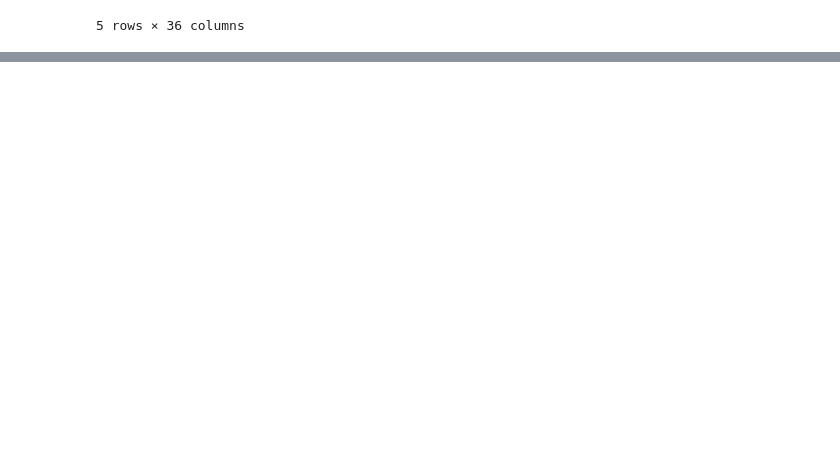
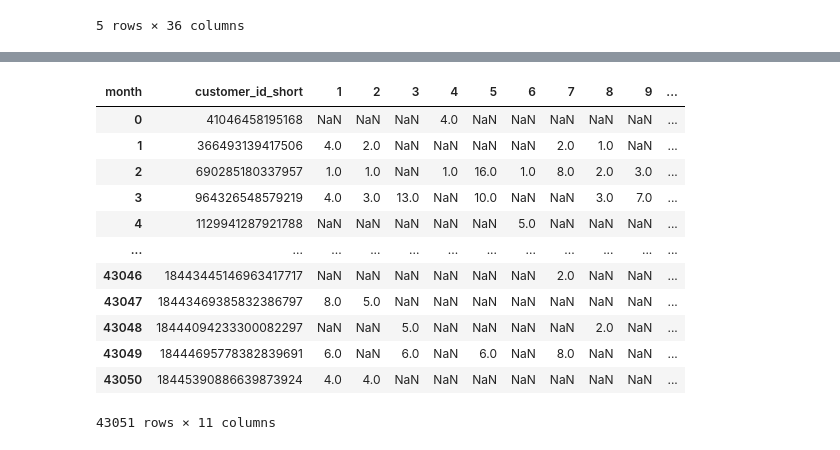
Before and after one commit to morinota/H_and_M_Personalized_Fashion_Recommendations, a Jupyter notebook: feature/user_feature.ipynb, the cells around one changed output, grey strips where cells are left out. Cells and saved outputs as stored; diff of their text form; code cells hidden in the pictures; blank space fills up the shorter version.

```diff
--- a/feature/user_feature.ipynb
+++ b/feature/user_feature.ipynb
@@ -199,0 +534,3 @@ df_t.head()
+# %%
+df_month_avg_item_per_u = df_t.groupby(['customer_id_short', 'month'])['price'].count().unstack().reset_index()
+df_month_avg_item_per_u
@@ -199,0 +551,21 @@ df_t.head()
+# %%
+def find_active_month(x):
+    float_x = x.values[1:].astype(float)
+    return float_x[~np.isnan(float_x)]
+df_month_avg_item_per_u['transactions_in_active_month'] = df_month_avg_item_per_u.apply(
+    lambda x: find_active_month(x), axis=1)
+df_month_avg_item_per_u
+# %% [output]
+| month | customer_id_short | 1 | 2 | 3 | 4 | 5 | 6 | 7 | 8 | 9 | ... |
+| 0 | 41046458195168 | NaN | NaN | NaN | 4.0 | NaN | NaN | NaN | NaN | NaN | ... |
+| 1 | 366493139417506 | 4.0 | 2.0 | NaN | NaN | NaN | NaN | 2.0 | 1.0 | NaN | ... |
+| 2 | 690285180337957 | 1.0 | 1.0 | NaN | 1.0 | 16.0 | 1.0 | 8.0 | 2.0 | 3.0 | ... |
+| 3 | 964326548579219 | 4.0 | 3.0 | 13.0 | NaN | 10.0 | NaN | NaN | 3.0 | 7.0 | ... |
+| 4 | 1129941287921788 | NaN | NaN | NaN | NaN | NaN | 5.0 | NaN | NaN | NaN | ... |
+| ... | ... | ... | ... | ... | ... | ... | ... | ... | ... | ... | ... |
+| 43046 | 18443445146963417717 | NaN | NaN | NaN | NaN | NaN | NaN | 2.0 | NaN | NaN | ... |
+| 43047 | 18443469385832386797 | 8.0 | 5.0 | NaN | NaN | NaN | NaN | NaN | NaN | NaN | ... |
+| 43048 | 18444094233300082297 | NaN | NaN | 5.0 | NaN | NaN | NaN | NaN | 2.0 | NaN | ... |
+| 43049 | 18444695778382839691 | 6.0 | NaN | 6.0 | NaN | 6.0 | NaN | 8.0 | NaN | NaN | ... |
+| 43050 | 18445390886639873924 | 4.0 | 4.0 | NaN | NaN | NaN | NaN | NaN | NaN | NaN | ... |
+43051 rows × 11 columns
```
Also changed, not shown: parts of 31 cells of this notebook, 4 other files.
